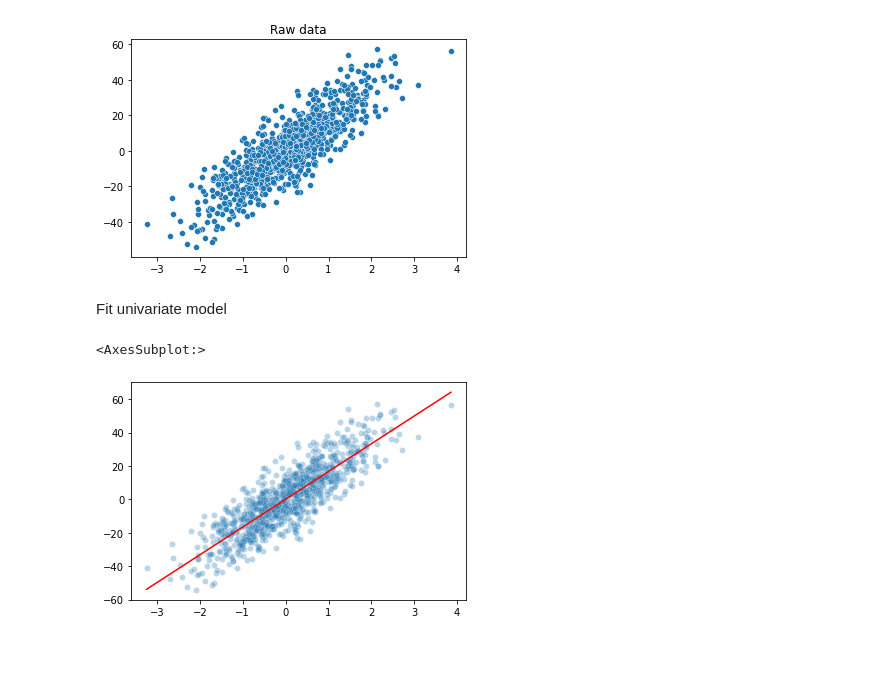
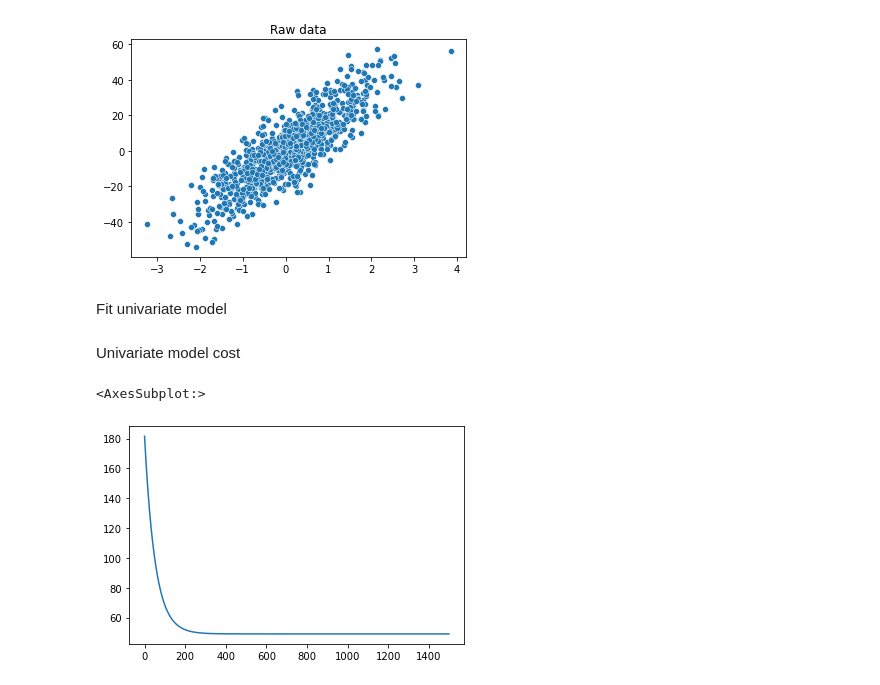
Before and after one commit to jdidcote/machine-learning-from-scratch, a Jupyter notebook: notebooks/examples.ipynb, the cells around one changed output. Saved outputs shown, nothing was run; the diff lists cells and outputs as text; code cells hidden in the pictures; blank space fills up the shorter version.

```diff
--- a/notebooks/examples.ipynb
+++ b/notebooks/examples.ipynb
@@ -40,15 +40,17 @@ ax.set_title("Raw data")
 plt.show()
 # %% [output]
 [figure]
-# %% [markdown]
-Fit univariate model
+# %% [markdown]
+Fit univariate model
 # %%
 lr_uni = LinearRegression()
 lr_uni.learn(X_reg_uni, y_reg_uni)
 y_hat = lr_uni.predict(X_reg_uni)
-# %%
-sns.scatterplot(x=X_reg_uni.flatten(), y=y_reg_uni, alpha=0.3)
-sns.lineplot(x=X_reg_uni.flatten(), y=y_hat, color="red")
-# %% [output]
-<AxesSubplot:>
-[figure, removed]
+# %% [markdown]
+Univariate model cost
+# %%
+lr_uni_costs = lr_uni.cost_history
+sns.lineplot(list(range(len(lr_uni_costs))), lr_uni_costs)
+# %% [output]
+<AxesSubplot:>
+[figure, added]
```
Also changed, not shown: parts of 10 cells of this notebook, 5 other files.
